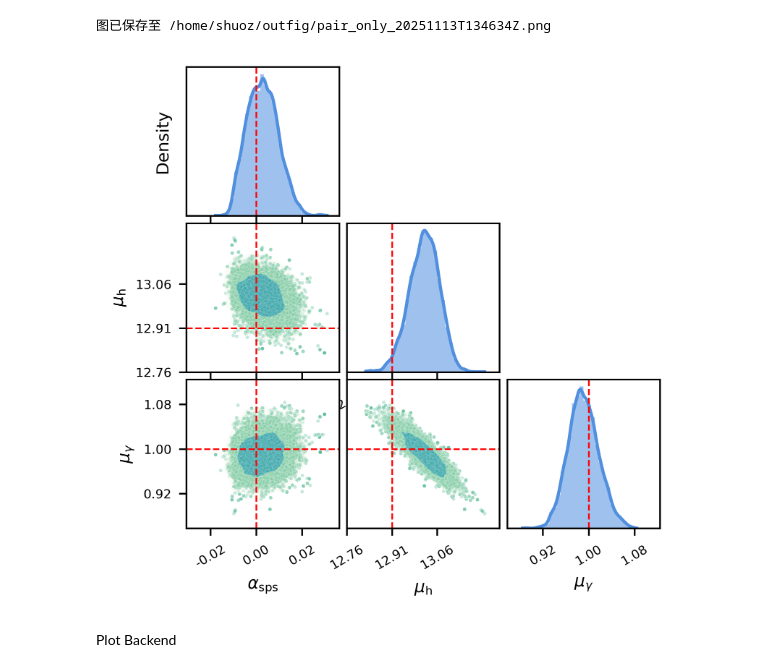
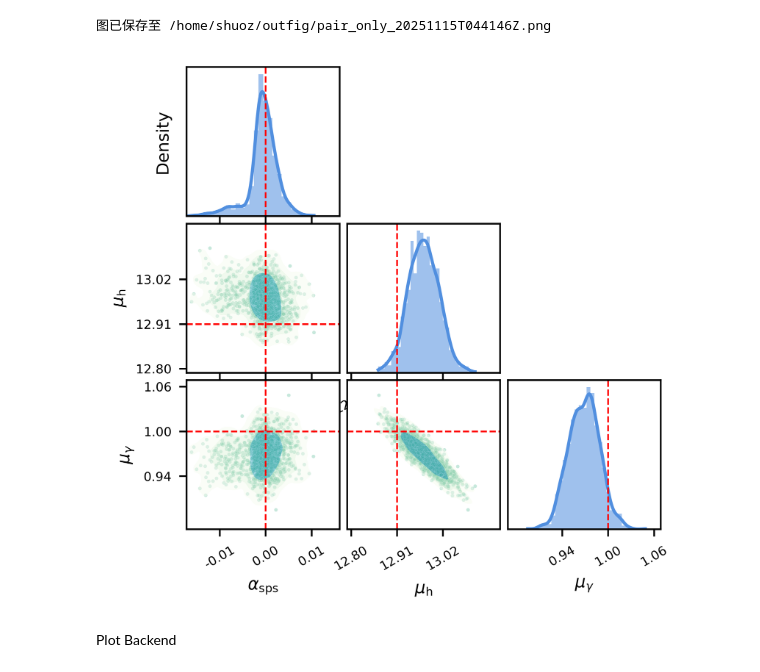
Before and after one commit to zheshishuoshuo/sl_inference_3Dinfer_hdf5_server, a Jupyter notebook: test_notebook/plot_post.ipynb, the cells around one changed output. Saved outputs shown, nothing was run; the diff lists cells and outputs as text; code cells hidden in the pictures.

```diff
--- a/test_notebook/plot_post.ipynb
+++ b/test_notebook/plot_post.ipynb
@@ -246,36 +246,36 @@ def plot_pair_only(
         if timestamp:
             fname = save_dir / f"pair_only_{timestamp.group(0)}"
         else:
             fname = save_dir / "pair_only"
         out_png = fname.with_suffix(".png")
         plt.savefig(out_png, dpi=300)
         print(f"图已保存至 {out_png}")
 
     plt.show()
 
 
 
 plot_pair_only(
-    hdf5_file="../chains/chains_415lens_20251113T134634Z.h5",
+    hdf5_file="../chains/chains_783lens_20251115T044146Z.h5",
     discard=600,
     thin=10,
     labels=[
         r'$\alpha_{\mathrm{sps}}$',
         r'$\mu_{\mathrm{h}}$',
         # r'$\beta_{\mathrm{h}}$',
         # r'$\sigma_{\mathrm{h}}$',
         r'$\mu_{\gamma}$',
     ],
     truths=[0., 12.91, 1.0],
     width_factor=5,
     first_dim_factor=12,
     cmap="GnBu",
     savepath="~/outfig",
     bins=30,
 )
 # %% [output]
-图已保存至 /home/shuoz/outfig/pair_only_20251113T134634Z.png
+图已保存至 /home/shuoz/outfig/pair_only_20251115T044146Z.png
-[figure, old version]
+[figure, new version]
 # %%
 def plot_chain_with_prior(
     hdf5_file: str,
```
Also changed, not shown: 20 other files.
